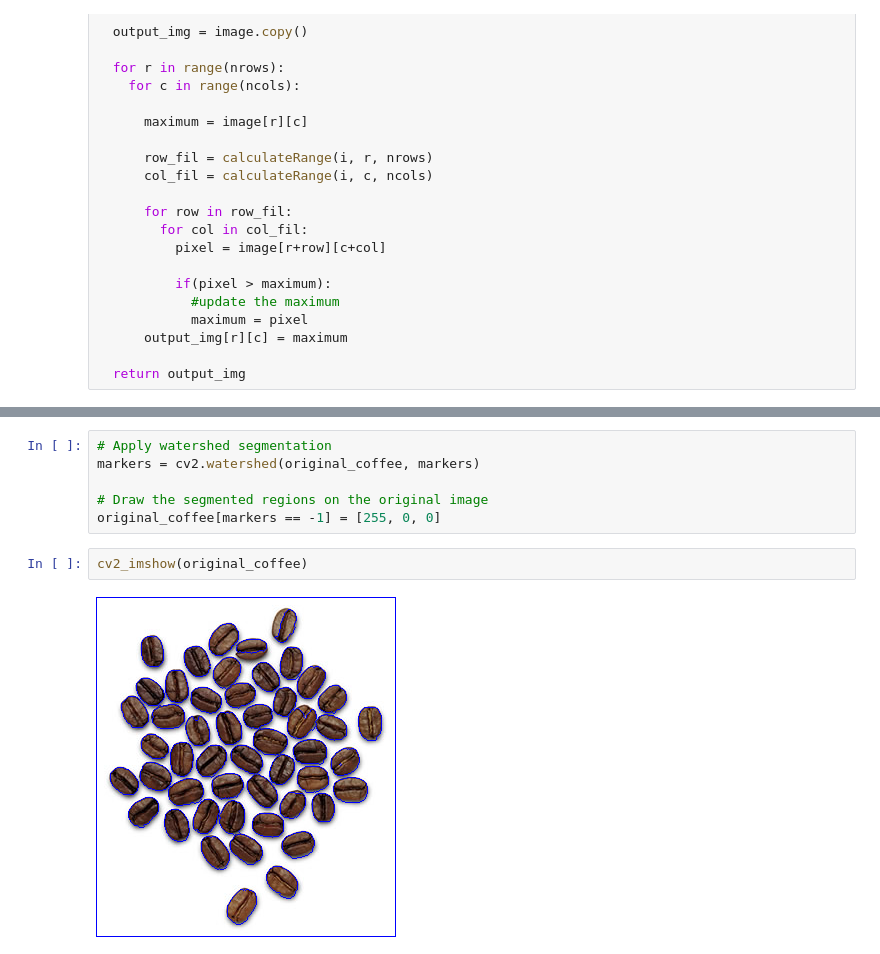
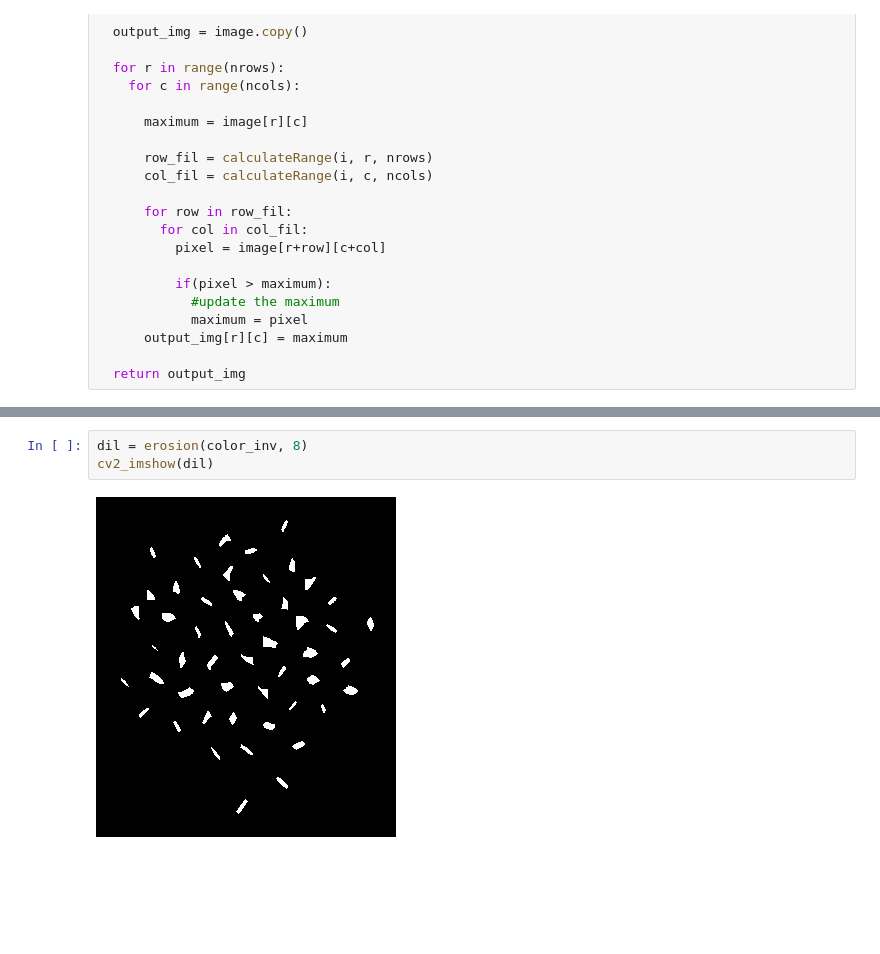
Before and after one commit to sofiamartellozzo/Image_Analysis, a Jupyter notebook: Ex_segmentation/Ex2_coffe.ipynb, the cells around one changed output, grey strips where cells are left out. Drawn from its saved outputs; the diff is of its cells as text; blank space fills up the shorter version.

Commit message:
changes in two assignment of segmentation

```diff
--- a/Ex_segmentation/Ex2_coffe.ipynb
+++ b/Ex_segmentation/Ex2_coffe.ipynb
@@ -132,10 +119,5 @@ cv2_imshow(markers)
-# %%
-# Apply watershed segmentation
-markers = cv2.watershed(original_coffee, markers)
-
-# Draw the segmented regions on the original image
-original_coffee[markers == -1] = [255, 0, 0]
-# %%
-cv2_imshow(original_coffee)
-# %% [output]
-[figure, removed]
+# %%
+dil = erosion(color_inv, 8)
+cv2_imshow(dil)
+# %% [output]
+[figure, added]
```
Also changed, not shown: parts of 17 cells of this notebook, 2 other files.
